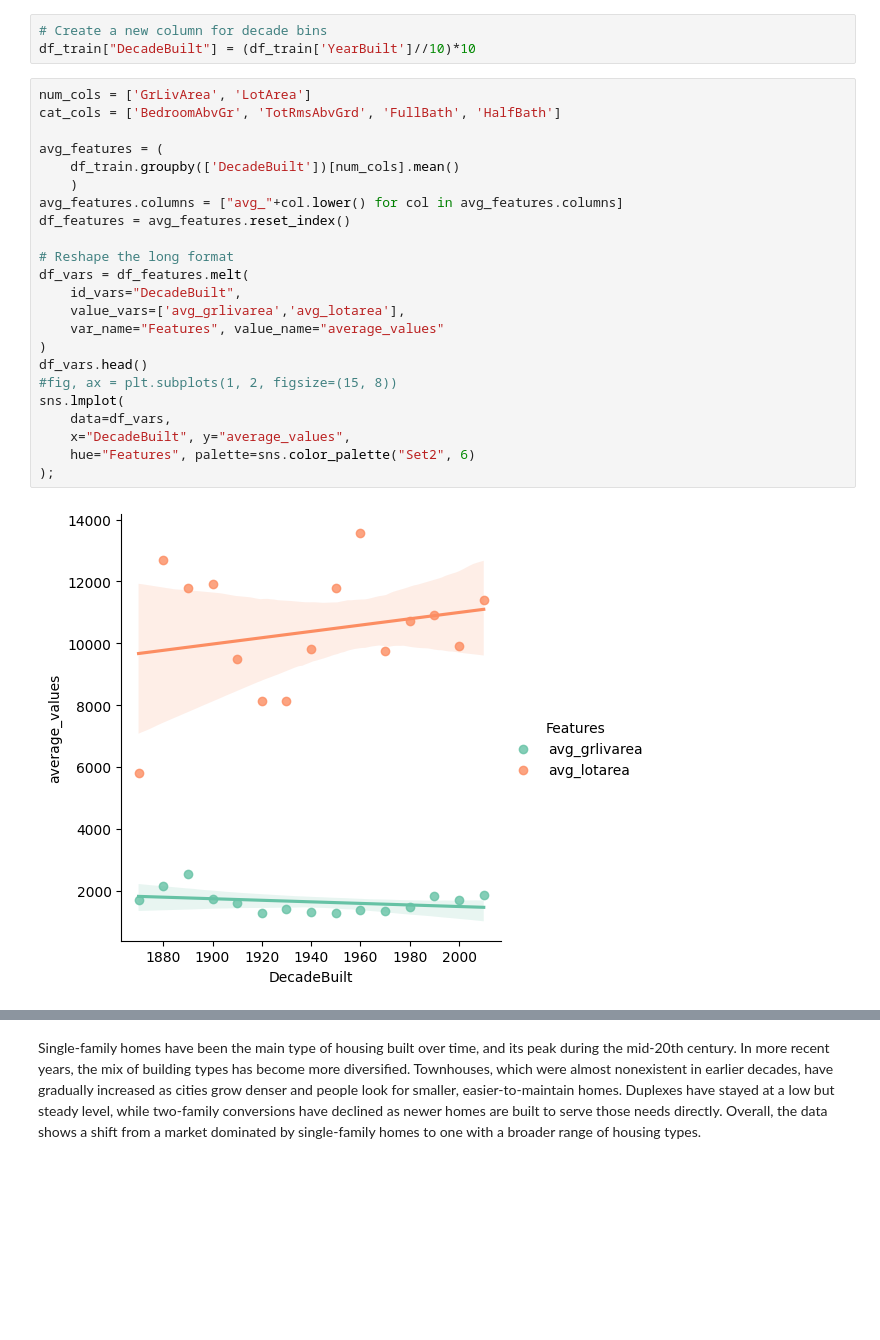
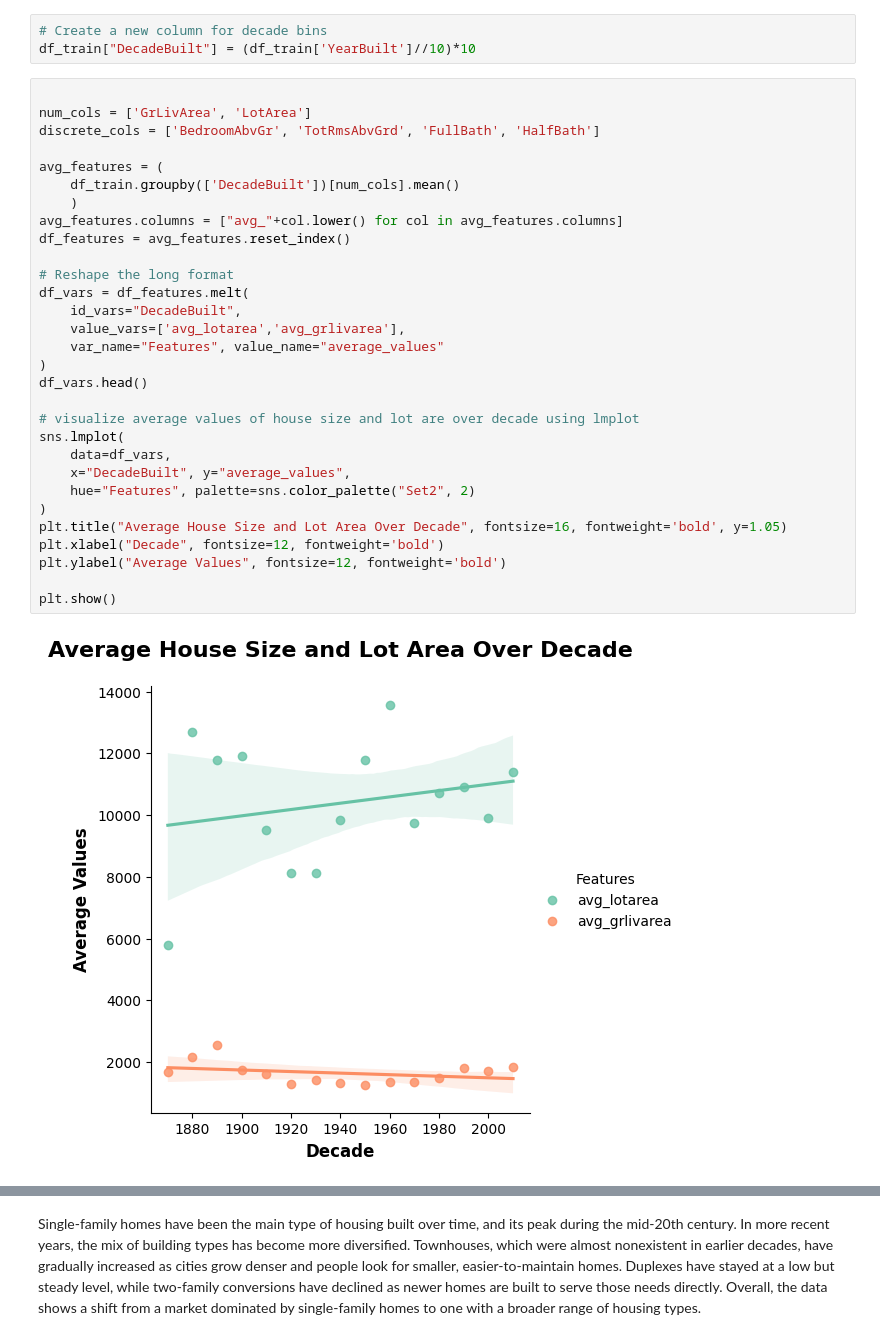
Before and after one commit to annugit1655/Real-Estate-Price-Prediction, a Jupyter notebook: Real-Estate-Price-Prediction/notebooks/EDA-house-part-2.ipynb, the cells around one changed output, grey strips where cells are left out. Drawn from its saved outputs; the diff is of its cells as text; blank space fills up the shorter version.

```diff
--- a/Real-Estate-Price-Prediction/notebooks/EDA-house-part-2.ipynb
+++ b/Real-Estate-Price-Prediction/notebooks/EDA-house-part-2.ipynb
@@ -166,27 +167,34 @@ Let's explore the questions that were outlined in the goal section:
 # Create a new column for decade bins
 df_train["DecadeBuilt"] = (df_train['YearBuilt']//10)*10
 # %%
+
 num_cols = ['GrLivArea', 'LotArea']
-cat_cols = ['BedroomAbvGr', 'TotRmsAbvGrd', 'FullBath', 'HalfBath']
+discrete_cols = ['BedroomAbvGr', 'TotRmsAbvGrd', 'FullBath', 'HalfBath']
 
 avg_features = (
     df_train.groupby(['DecadeBuilt'])[num_cols].mean()
     )
 avg_features.columns = ["avg_"+col.lower() for col in avg_features.columns]
 df_features = avg_features.reset_index()
 
 # Reshape the long format
 df_vars = df_features.melt(
     id_vars="DecadeBuilt",
-    value_vars=['avg_grlivarea','avg_lotarea'],
+    value_vars=['avg_lotarea','avg_grlivarea'],
     var_name="Features", value_name="average_values"
 )
 df_vars.head()
-#fig, ax = plt.subplots(1, 2, figsize=(15, 8))
+
+# visualize average values of house size and lot are over decade using lmplot
 sns.lmplot(
     data=df_vars,
     x="DecadeBuilt", y="average_values",
-    hue="Features", palette=sns.color_palette("Set2", 6)
-);
+    hue="Features", palette=sns.color_palette("Set2", 2)
+)
+plt.title("Average House Size and Lot Area Over Decade", fontsize=16, fontweight='bold', y=1.05)
+plt.xlabel("Decade", fontsize=12, fontweight='bold')
+plt.ylabel("Average Values", fontsize=12, fontweight='bold')
+
+plt.show()
 # %% [output]
-[figure, old version]
+[figure, new version]
```
Also changed, not shown: parts of 31 cells of this notebook.
